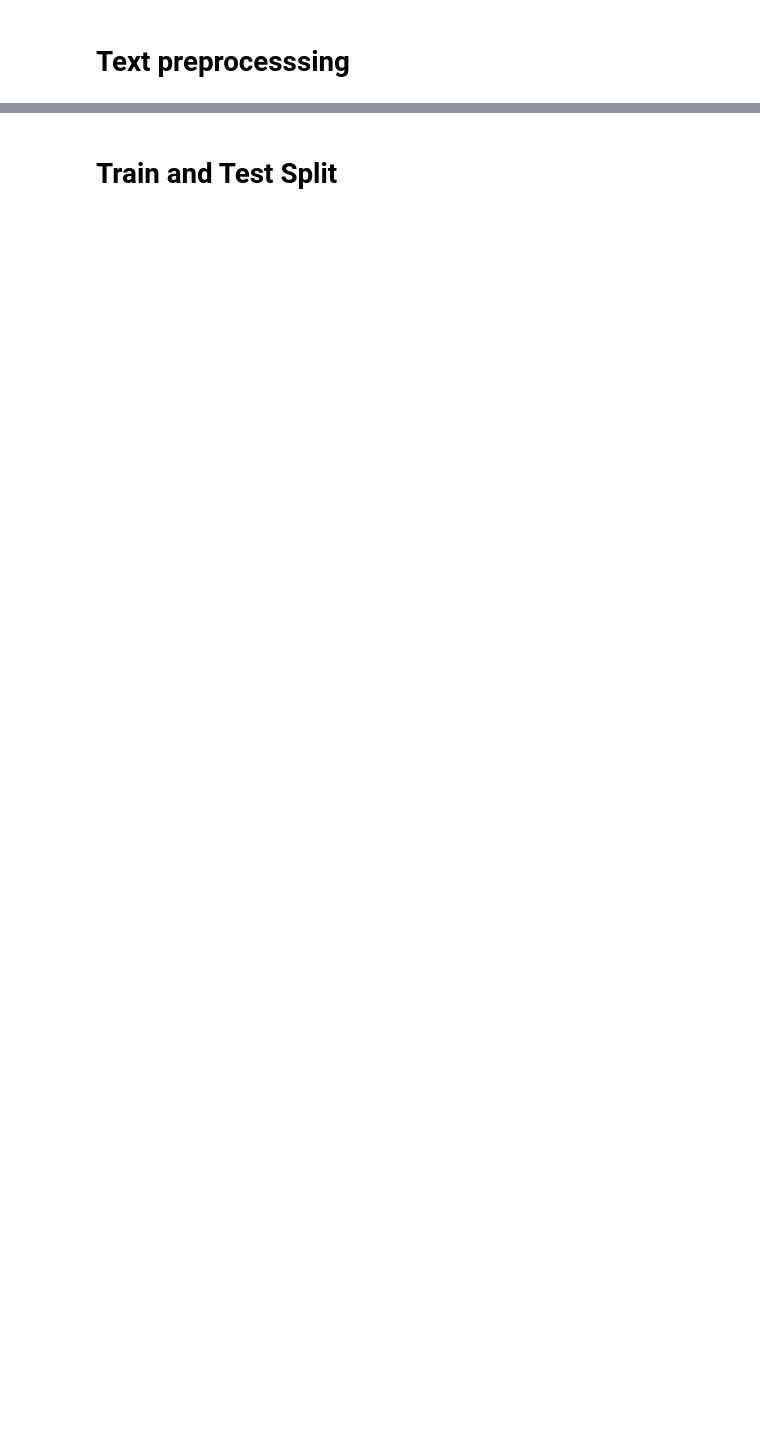
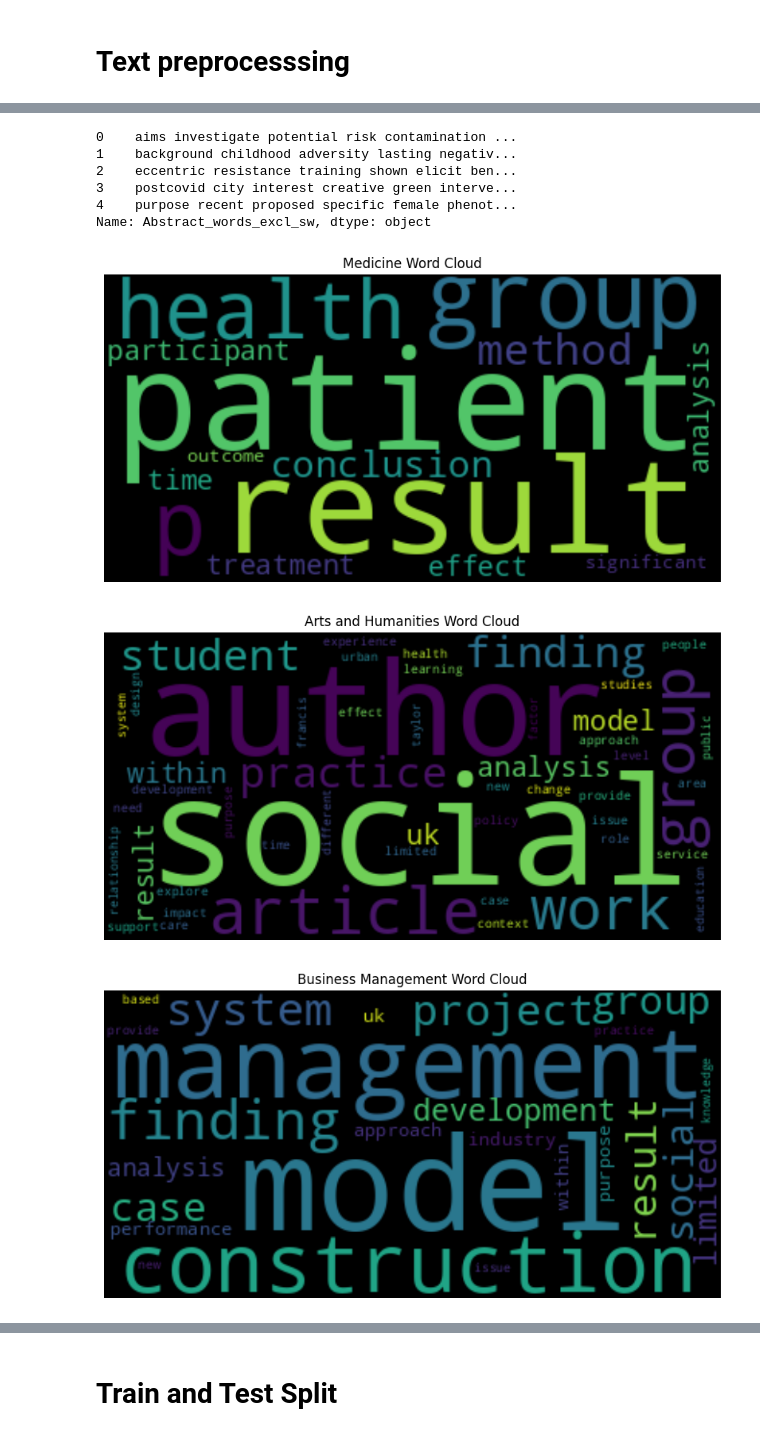
Before and after one commit to Fatai-soliu/Text-Classification, a Jupyter notebook: Soliu_Fatai_Text_Classification.ipynb, the cells around one changed output, grey strips where cells are left out. Saved outputs shown, nothing was run; the diff lists cells and outputs as text; code cells hidden in the pictures; blank space fills up the shorter version.

```diff
--- a/Soliu_Fatai_Text_Classification.ipynb
+++ b/Soliu_Fatai_Text_Classification.ipynb
@@ -163,0 +199,9 @@ attribute
+# %%
+# define stopword removal function
+stop_words = stopwords.words('english')
+stop_words.extend(['from', 'subject', 're',"in", "'",'used','using','one','two','also','use','us','may','ai','ad','data','research','study','research','method','process','paper'])
+
+def remove_stopword(word_list):
+    return ' '.join([word for word in word_list if word not in stop_words])
+
+papers['Abstract_words_excl_sw'] = papers['Abstract_words'].apply(remove_stopword)
@@ -163,0 +222,44 @@ attribute
+# %%
+# Create a list for each Subject
+
+Medicine = papers[papers['Subject']== 'Medicine']['Abstract_words_excl_sw']
+Arts_and_Humanities = papers[papers['Subject']== 'Arts and Humanities']['Abstract_words_excl_sw']
+Business_management = papers[papers['Subject']== 'Business management']['Abstract_words_excl_sw']
+
+Medicine.head()
+# %% [output]
+0    aims investigate potential risk contamination ...
+1    background childhood adversity lasting negativ...
+2    eccentric resistance training shown elicit ben...
+3    postcovid city interest creative green interve...
+4    purpose recent proposed specific female phenot...
+Name: Abstract_words_excl_sw, dtype: object
+# %%
+def word_cloud(data, title, background_color="black", max_words = 50, cotour_width=3, contour_color='steelblue', width=200, height=100):
+  long_string = ','.join(str(l) for l in data)
+
+  wordcloud = WordCloud(background_color=background_color,
+                        max_words=max_words,
+                        contour_width=cotour_width,
+                        contour_color=contour_color,
+                        width=width,
+                        height=height,
+                        scale=2,
+                        collocations=False)
+  wordcloud.generate(long_string)
+
+  plt.figure(figsize=(10, 7))
+  plt.imshow(wordcloud, interpolation='bilinear')
+  plt.title(title)
+  plt.axis('off')
+  plt.show()
+# %%
+# Visualize wordcloud
+
+word_cloud(Medicine, "Medicine Word Cloud")
+word_cloud(Arts_and_Humanities, "Arts and Humanities Word Cloud")
+word_cloud(Business_management, "Business Management Word Cloud")
+# %% [output]
+[figure, added]
+[figure, added]
+[figure, added]
```
Also changed, not shown: parts of 74 cells of this notebook.
